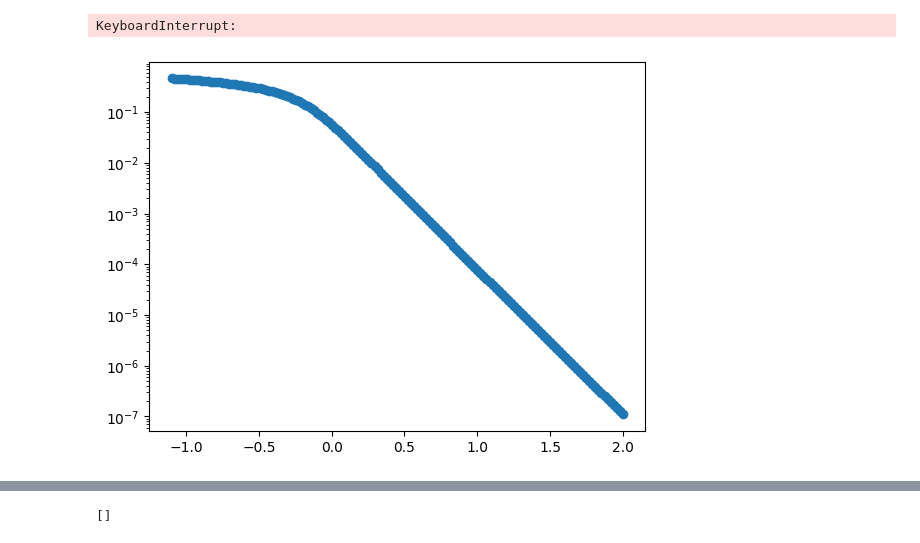
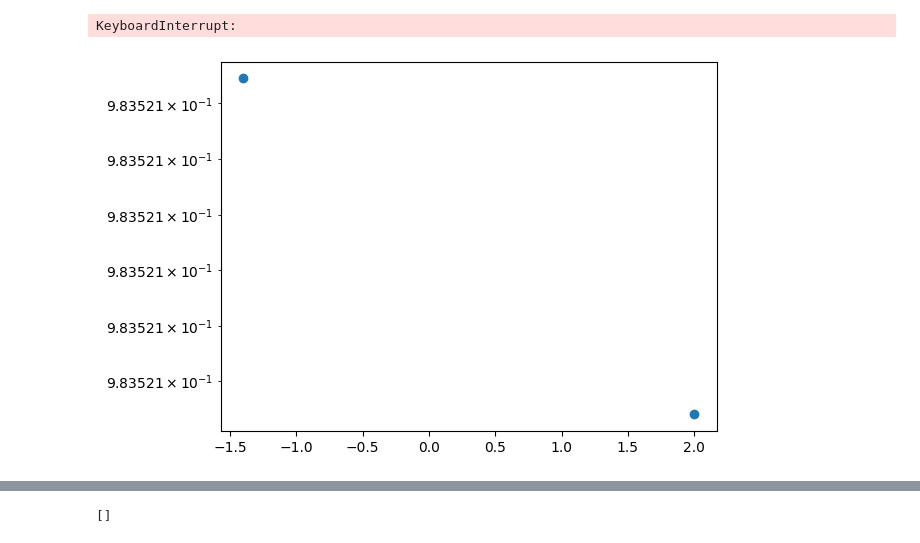
Before and after one commit to clemo1234/MFT_Calcs, a Jupyter notebook: mft_research_tests.ipynb, the cells around one changed output, grey strips where cells are left out. Saved outputs shown, nothing was run; the diff lists cells and outputs as text; code cells hidden in the pictures.

```diff
--- a/mft_research_tests.ipynb
+++ b/mft_research_tests.ipynb
@@ -144,3 +175,3 @@ KeyboardInterrupt:
 # %%
-gammas_list = np.linspace(-1.1,1.1,100)
+gammas_list = np.linspace(-2.,2,100)
 # %%
@@ -148,7 +180,11 @@ np.save('ord_param_z8_fine_2_data.npy', mus_list)
+# %%
+heat_caps = np.load('ord_param_z6_fine_2_data_heat_cap_u.npy')
+mus_list = np.load('ord_param_z6_fine_2_data.npy')
 # %%
 test = np.array(mus_list).reshape(-1)
 
-plt.scatter(gammas_list, mus_list[80])
+plt.scatter(gammas_list, mus_list[1])
+
 plt.yscale('log')
 # %% [output]
-[figure, old version]
+[figure, new version]
```
Also changed, not shown: parts of 6 cells of this notebook, 2 other files.
